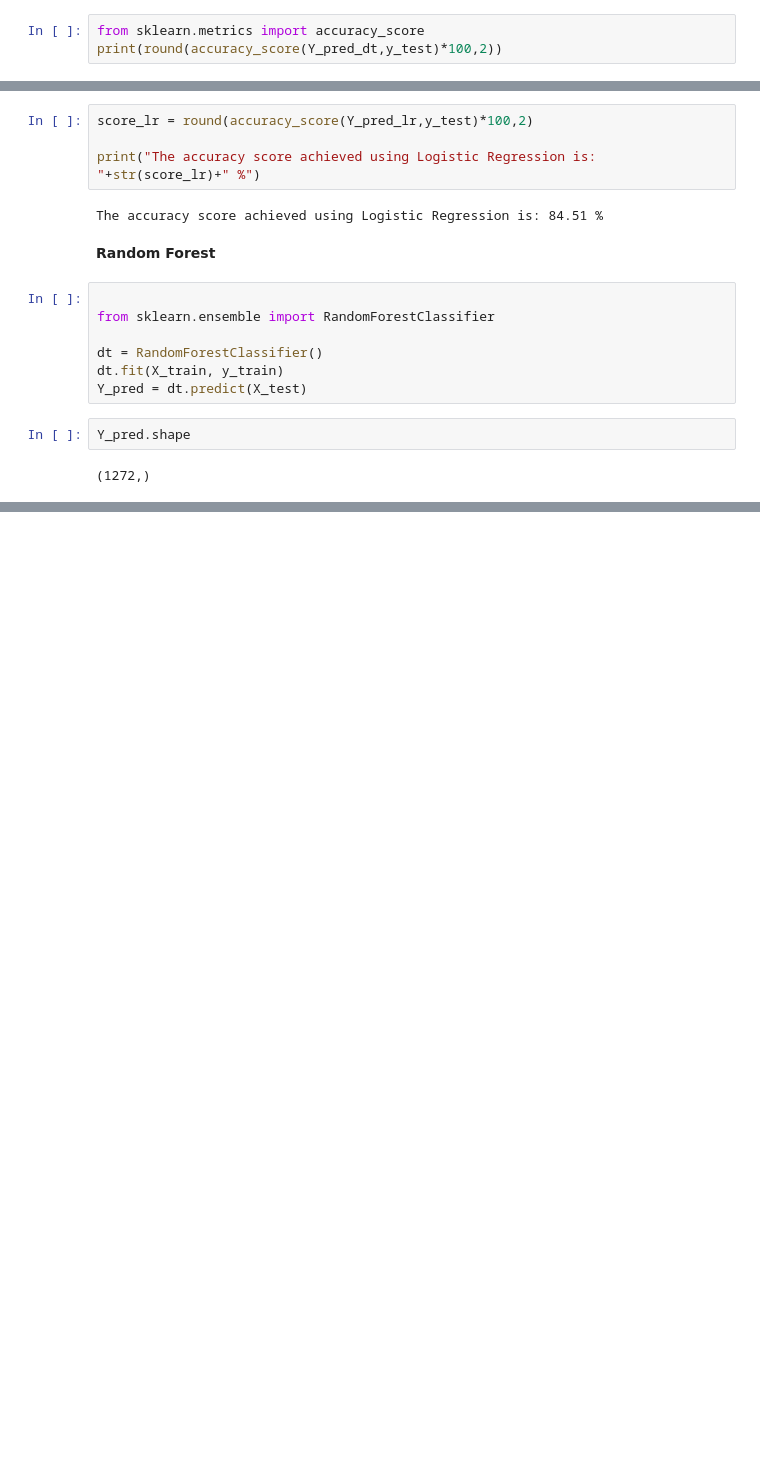
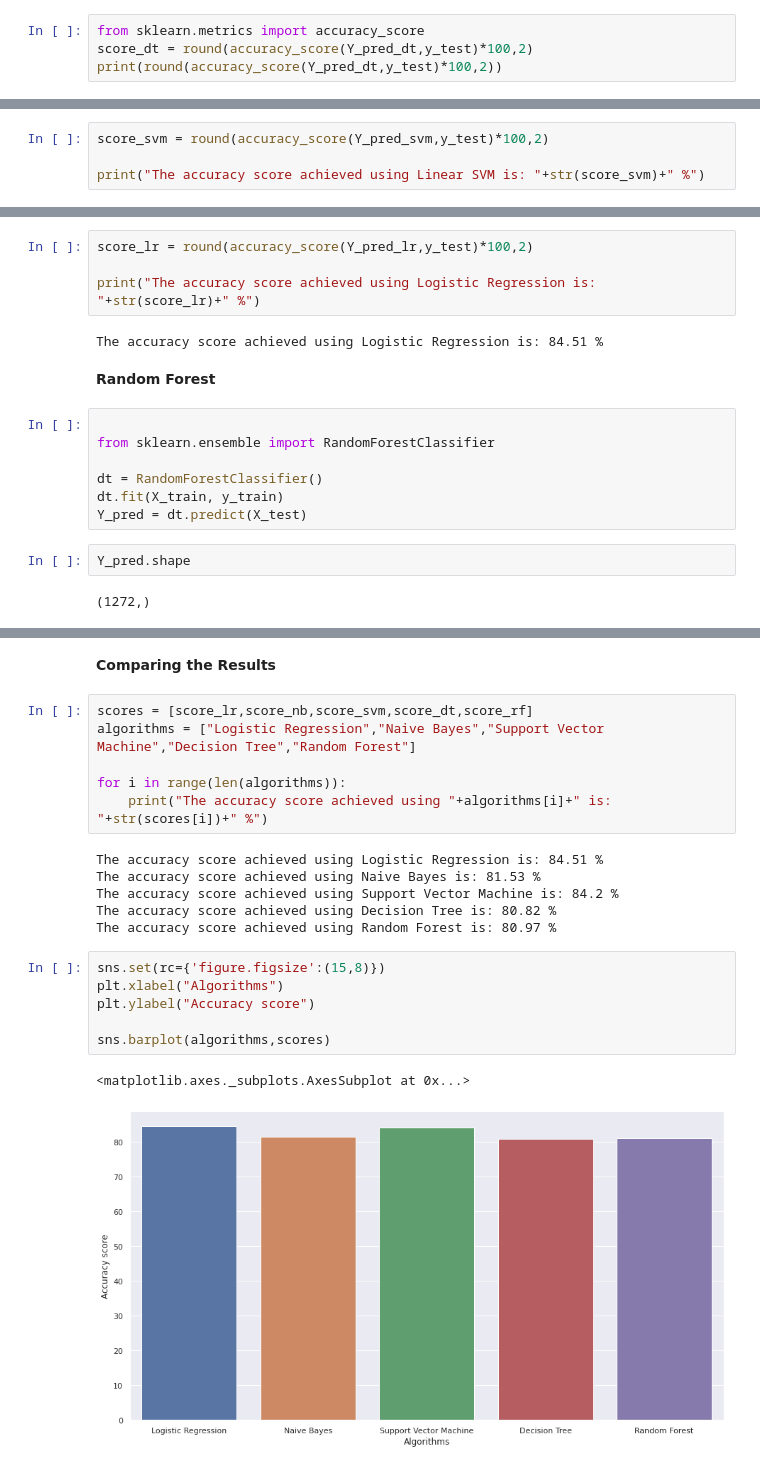
Before and after one commit to nmnadim/All-Ai-Lab-Task, a Jupyter notebook: Ai_project.ipynb, the cells around one changed output, grey strips where cells are left out. Cells and saved outputs as stored; diff of their text form; blank space fills up the shorter version.

```diff
--- a/Ai_project.ipynb
+++ b/Ai_project.ipynb
@@ -648,6 +648,7 @@ print(classification_report(Y_pred_dt,y_test))
 weighted avg       0.88      0.81      0.84      1272
 # %%
 from sklearn.metrics import accuracy_score
+score_dt = round(accuracy_score(Y_pred_dt,y_test)*100,2)
 print(round(accuracy_score(Y_pred_dt,y_test)*100,2))
 # %% [output]
 80.82
@@ -672,0 +684,4 @@ print(round(accuracy_score(Y_pred_svm,y_test)*100,2))
+# %%
+score_svm = round(accuracy_score(Y_pred_svm,y_test)*100,2)
+
+print("The accuracy score achieved using Linear SVM is: "+str(score_svm)+" %")
@@ -731,0 +764,23 @@ The accuracy score achieved using Decision Tree is: 81.37 %
+# %% [markdown]
+**Comparing the Results**
+# %%
+scores = [score_lr,score_nb,score_svm,score_dt,score_rf]
+algorithms = ["Logistic Regression","Naive Bayes","Support Vector Machine","Decision Tree","Random Forest"]
+
+for i in range(len(algorithms)):
+    print("The accuracy score achieved using "+algorithms[i]+" is: "+str(scores[i])+" %")
+# %% [output]
+The accuracy score achieved using Logistic Regression is: 84.51 %
+The accuracy score achieved using Naive Bayes is: 81.53 %
+The accuracy score achieved using Support Vector Machine is: 84.2 %
+The accuracy score achieved using Decision Tree is: 80.82 %
+The accuracy score achieved using Random Forest is: 80.97 %
+# %%
+sns.set(rc={'figure.figsize':(15,8)})
+plt.xlabel("Algorithms")
+plt.ylabel("Accuracy score")
+
+sns.barplot(algorithms,scores)
+# %% [output]
+<matplotlib.axes._subplots.AxesSubplot at 0x...>
+[figure, added]
```
Also changed, not shown: parts of 4 cells of this notebook.
